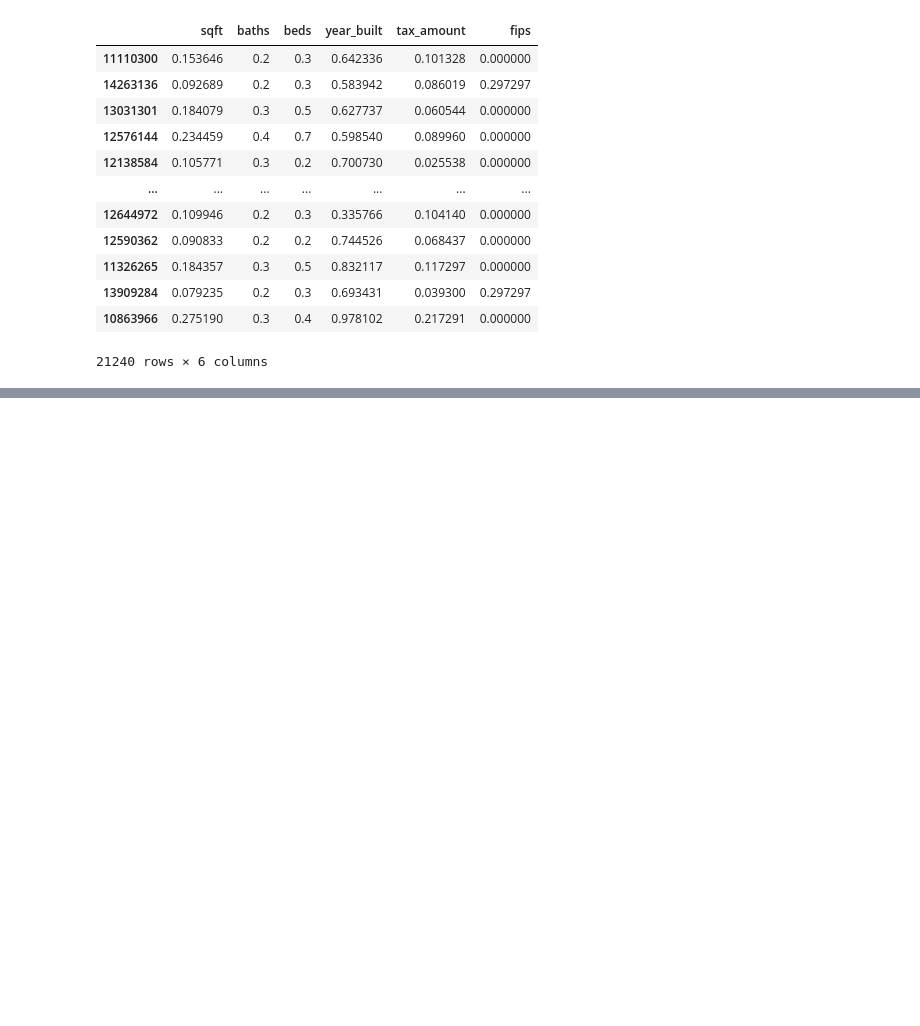
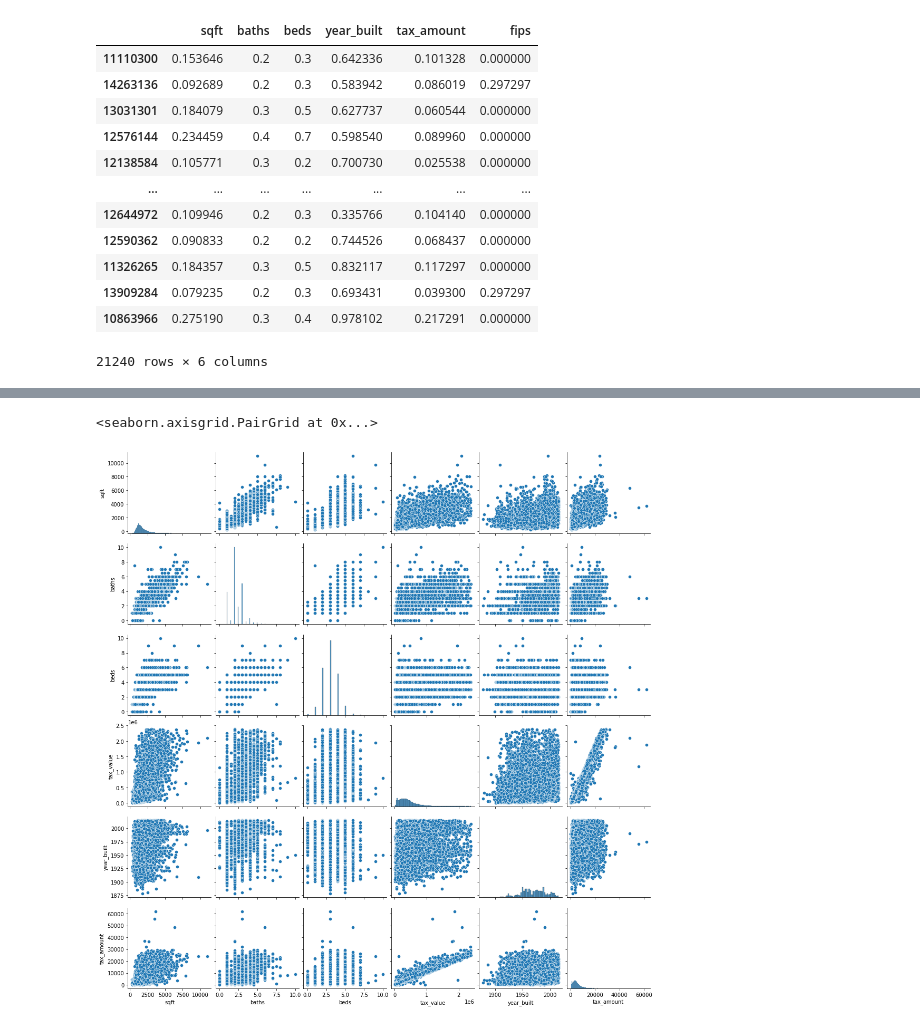
Before and after one commit to jamesallen0351/regression-project, a Jupyter notebook: scratchpad.ipynb, the cells around one changed output, grey strips where cells are left out. Cells and saved outputs as stored; diff of their text form; code cells hidden in the pictures; blank space fills up the shorter version.

```diff
--- a/scratchpad.ipynb
+++ b/scratchpad.ipynb
@@ -280,0 +335,5 @@ NameError: name 'plot_variable_pairs' is not defined
+# %%
+sns.pairplot(train.drop(columns='fips'))
+# %% [output]
+<seaborn.axisgrid.PairGrid at 0x...>
+[figure, added]
```
Also changed, not shown: parts of 45 cells of this notebook.
